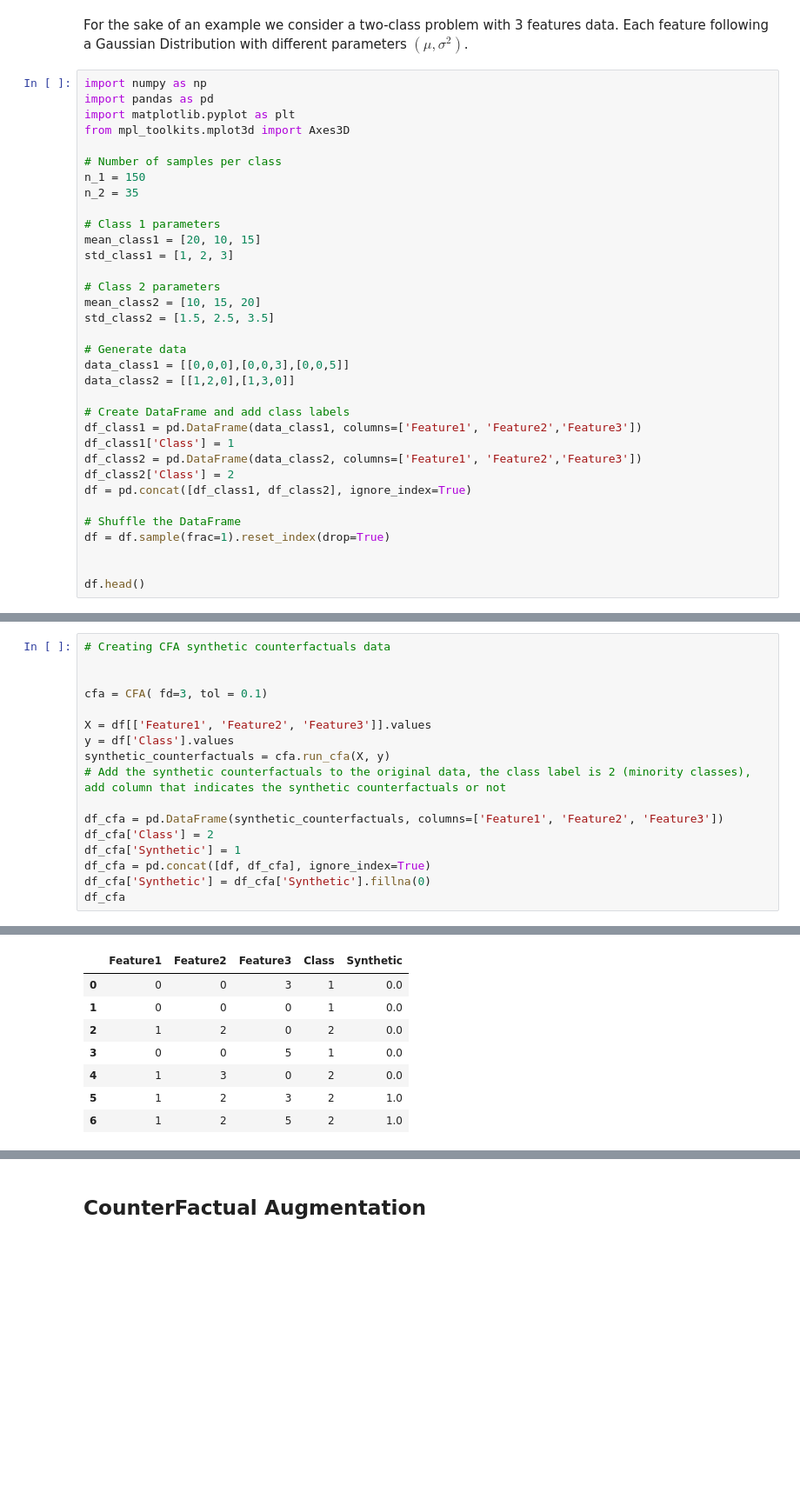
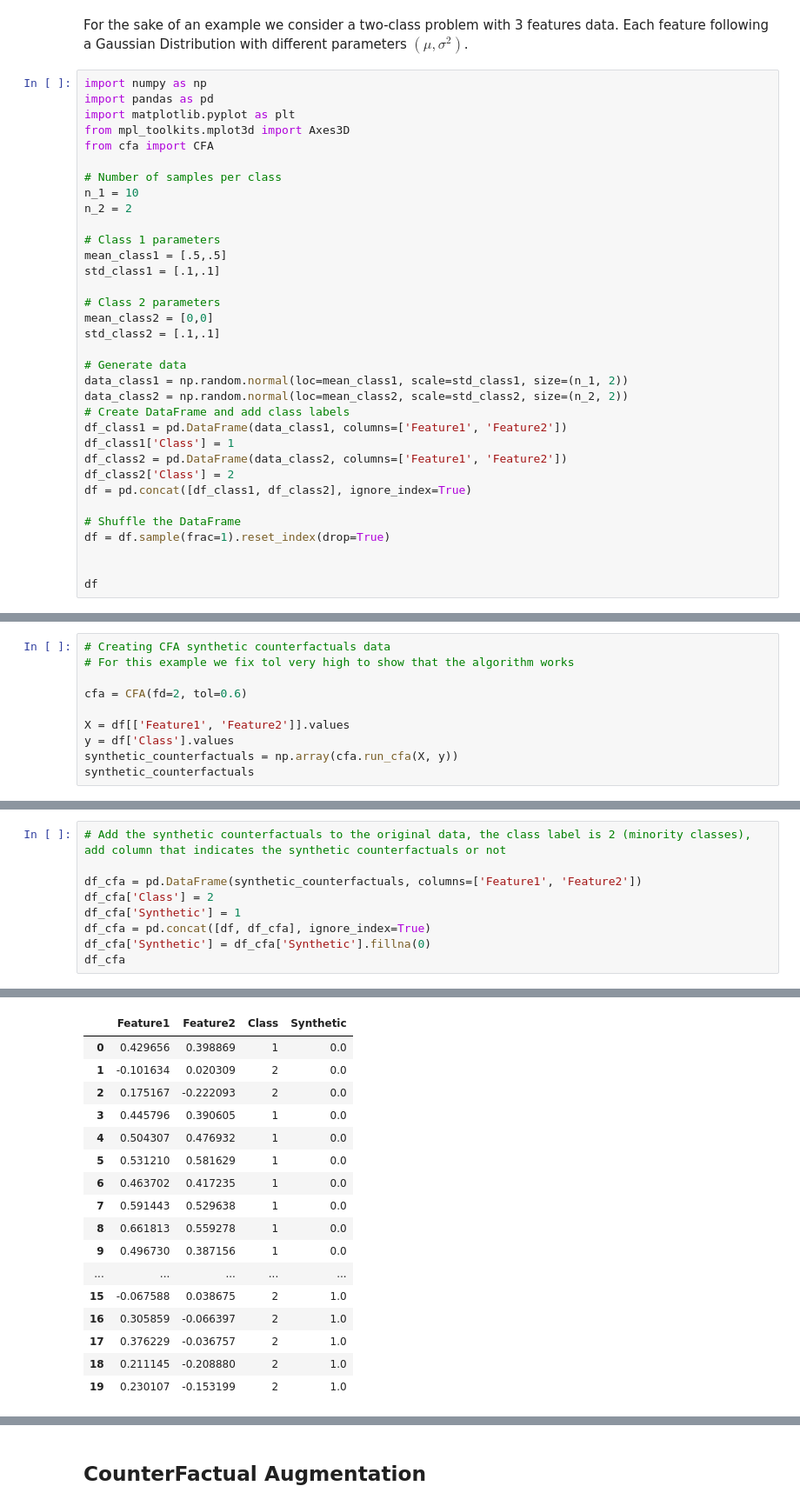
Before and after one commit to DorianJoubaud/CounterFactualAugmentation-CFA, a Jupyter notebook: cfaExample.ipynb, the cells around one changed output, grey strips where cells are left out. Shown at 87% size. Saved outputs shown, nothing was run; the diff lists cells and outputs as text; blank space fills up the shorter version.

```diff
--- a/cfaExample.ipynb
+++ b/cfaExample.ipynb
@@ -181,27 +11,27 @@ import numpy as np
 import pandas as pd
 import matplotlib.pyplot as plt
 from mpl_toolkits.mplot3d import Axes3D
+from cfa import CFA
 
 # Number of samples per class
-n_1 = 150
-n_2 = 35
+n_1 = 10
+n_2 = 2
 
 # Class 1 parameters
-mean_class1 = [20, 10, 15]
-std_class1 = [1, 2, 3]
+mean_class1 = [.5,.5]
+std_class1 = [.1,.1]
 
 # Class 2 parameters
-mean_class2 = [10, 15, 20]
-std_class2 = [1.5, 2.5, 3.5]
+mean_class2 = [0,0]
+std_class2 = [.1,.1]
 
 # Generate data
-data_class1 = [[0,0,0],[0,0,3],[0,0,5]]
-data_class2 = [[1,2,0],[1,3,0]]
-
+data_class1 = np.random.normal(loc=mean_class1, scale=std_class1, size=(n_1, 2))
+data_class2 = np.random.normal(loc=mean_class2, scale=std_class2, size=(n_2, 2))
 # Create DataFrame and add class labels
-df_class1 = pd.DataFrame(data_class1, columns=['Feature1', 'Feature2','Feature3'])
+df_class1 = pd.DataFrame(data_class1, columns=['Feature1', 'Feature2'])
 df_class1['Class'] = 1
-df_class2 = pd.DataFrame(data_class2, columns=['Feature1', 'Feature2','Feature3'])
+df_class2 = pd.DataFrame(data_class2, columns=['Feature1', 'Feature2'])
 df_class2['Class'] = 2
 df = pd.concat([df_class1, df_class2], ignore_index=True)
 
@@ -209,5 +39,5 @@ df = pd.concat([df_class1, df_class2], ignore_index=True)
 df = df.sample(frac=1).reset_index(drop=True)
 
 
-df.head()
+df
 # %% [output]
@@ -230,0 +74,10 @@ plt.show()
+# %%
+# Creating CFA synthetic counterfactuals data
+# For this example we fix tol very high to show that the algorithm works
+
+cfa = CFA(fd=2, tol=0.6)
+
+X = df[['Feature1', 'Feature2']].values
+y = df['Class'].values
+synthetic_counterfactuals = np.array(cfa.run_cfa(X, y))
+synthetic_counterfactuals
@@ -231,15 +93,7 @@ plt.show()
 # %%
-# Creating CFA synthetic counterfactuals data
-
-
-cfa = CFA( fd=3, tol = 0.1)
-
-X = df[['Feature1', 'Feature2', 'Feature3']].values
-y = df['Class'].values
-synthetic_counterfactuals = cfa.run_cfa(X, y)
 # Add the synthetic counterfactuals to the original data, the class label is 2 (minority classes), add column that indicates the synthetic counterfactuals or not
 
-df_cfa = pd.DataFrame(synthetic_counterfactuals, columns=['Feature1', 'Feature2', 'Feature3'])
+df_cfa = pd.DataFrame(synthetic_counterfactuals, columns=['Feature1', 'Feature2'])
 df_cfa['Class'] = 2
 df_cfa['Synthetic'] = 1
 df_cfa = pd.concat([df, df_cfa], ignore_index=True)
@@ -266,8 +103,17 @@ PHASE 2----------------------
-|  | Feature1 | Feature2 | Feature3 | Class | Synthetic |
-| 0 | 0 | 0 | 3 | 1 | 0.0 |
-| 1 | 0 | 0 | 0 | 1 | 0.0 |
-| 2 | 1 | 2 | 0 | 2 | 0.0 |
-| 3 | 0 | 0 | 5 | 1 | 0.0 |
-| 4 | 1 | 3 | 0 | 2 | 0.0 |
-| 5 | 1 | 2 | 3 | 2 | 1.0 |
-| 6 | 1 | 2 | 5 | 2 | 1.0 |
+|  | Feature1 | Feature2 | Class | Synthetic |
+| 0 | 0.429656 | 0.398869 | 1 | 0.0 |
+| 1 | -0.101634 | 0.020309 | 2 | 0.0 |
+| 2 | 0.175167 | -0.222093 | 2 | 0.0 |
+| 3 | 0.445796 | 0.390605 | 1 | 0.0 |
+| 4 | 0.504307 | 0.476932 | 1 | 0.0 |
+| 5 | 0.531210 | 0.581629 | 1 | 0.0 |
+| 6 | 0.463702 | 0.417235 | 1 | 0.0 |
+| 7 | 0.591443 | 0.529638 | 1 | 0.0 |
+| 8 | 0.661813 | 0.559278 | 1 | 0.0 |
+| 9 | 0.496730 | 0.387156 | 1 | 0.0 |
+| ... | ... | ... | ... | ... |
+| 15 | -0.067588 | 0.038675 | 2 | 1.0 |
+| 16 | 0.305859 | -0.066397 | 2 | 1.0 |
+| 17 | 0.376229 | -0.036757 | 2 | 1.0 |
+| 18 | 0.211145 | -0.208880 | 2 | 1.0 |
+| 19 | 0.230107 | -0.153199 | 2 | 1.0 |
```
Also changed, not shown: parts of 25 cells of this notebook, 1 other file.
